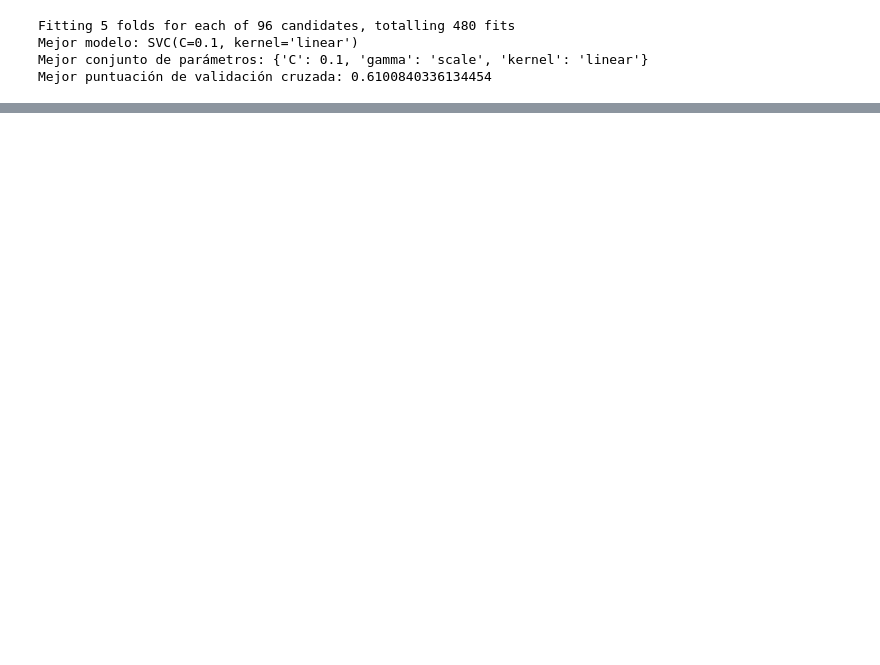
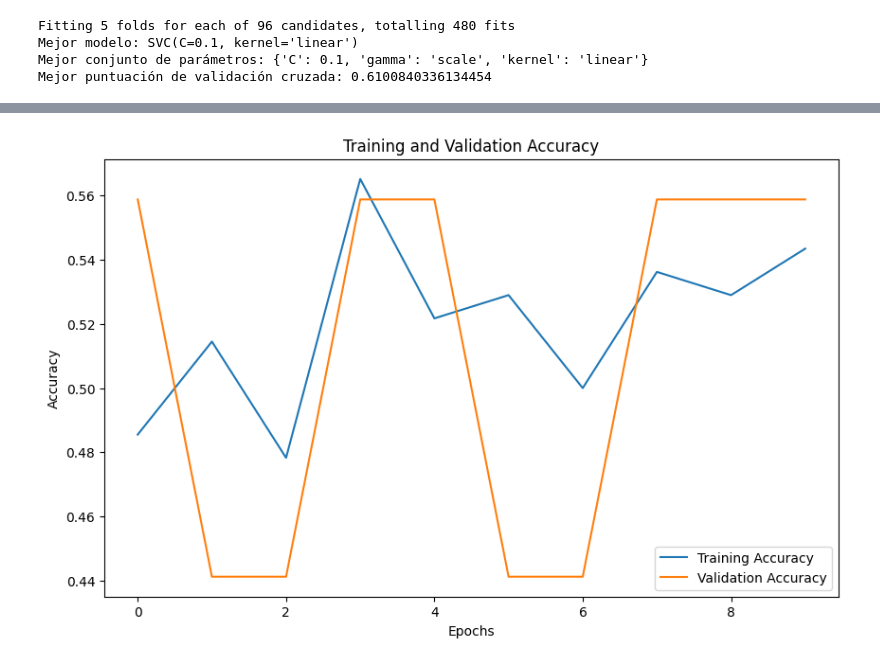
Before and after one commit to Dezarti/nodulos_tiroideos, a Jupyter notebook: 2_procesamiento_datos.ipynb, the cells around one changed output, grey strips where cells are left out. Saved outputs shown, nothing was run; the diff lists cells and outputs as text; code cells hidden in the pictures; blank space fills up the shorter version.

```diff
--- a/2_procesamiento_datos.ipynb
+++ b/2_procesamiento_datos.ipynb
@@ -616,6 +613,12 @@ def setup_image_generators(base_dir, input_size=(224, 224), batch_size=5):
     """
     train_datagen = ImageDataGenerator(
         rescale=1./255,
+        width_shift_range=0.2,
+        height_shift_range=0.2,
+        horizontal_flip=True,
+        vertical_flip=True,
+        zoom_range=0.2,
+        fill_mode='constant',
         rotation_range=40,
         validation_split=0.2  # Reserva el 20% de los datos para validación
     )
@@ -628,29 +631,28 @@ def setup_image_generators(base_dir, input_size=(224, 224), batch_size=5):
     train_generator = train_datagen.flow_from_directory(
         base_dir,
         target_size=input_size,
-        batch_size=batch_size,
-        class_mode='categorical',
+        #batch_size=batch_size,
+        class_mode='binary',
         subset='training'  # Especifica que este generador es para entrenamiento
     )
 
     validation_generator = validation_datagen.flow_from_directory(
         base_dir,
         target_size=input_size,
-        batch_size=batch_size,
-        class_mode='categorical',
+        #batch_size=batch_size,
+        class_mode='binary',
         subset='validation'  # Especifica que este generador es para validación
     )
 
     return train_generator, validation_generator
 
-# Crear el modelo utilizando MobileNetV3 como base
-def create_model(input_shape=(224, 224, 2), num_classes=2):
+def create_model(input_shape=(224, 224, 3), num_classes=2):
     """
     Crea un modelo de red neuronal secuencial utilizando MobileNetV3 como base.
 
     Args:
     input_shape (tuple): Dimensiones de las imágenes de entrada.
-    num_classes (int): Número de clases para la clasificación.
+    num_classes (int): Número de clases para la clasificación. Se espera 2 para binaria.
 
     Returns:
     model: Modelo compilado de TensorFlow.
@@ -664,53 +666,79 @@ def create_model(input_shape=(224, 224, 2), num_classes=2):
         base_model,
         GlobalAveragePooling2D(),
         Dense(256, activation='relu'),
+        Dropout(0.2),
+        Dense(256, activation='relu'),
         Dropout(0.5),
-        Dense(num_classes, activation='softmax')
+        Dense(1, activation='sigmoid')  # Cambio para clasificación binaria
     ])
 
-    model.compile(optimizer=Adam(learning_rate=0.1), loss='categorical_crossentropy', metrics=['accuracy'])
+    model.compile(optimizer=Adam(learning_rate=0.01), loss='binary_crossentropy', metrics=['accuracy'])
     return model
 
 # Ruta al directorio de imágenes
 base_directory = 'db_unal/organized/images/cropped'
-
-# Configuración de generadores
 train_gen, val_gen = setup_image_generators(base_directory)
 
 # Crear y compilar el modelo
 model = create_model()
 
+# Calcular los pesos de clase para manejar datos desbalanceados
+weights = compute_class_weight(
+    class_weight='balanced',  # Especifica 'balanced' para ajustar automáticamente en base a la frecuencia de clases
+    classes=np.unique(train_gen.classes),  # Obtener clases únicas de los datos de entrenamiento
+    y=train_gen.classes)  # Etiquetas de clase reales para cada muestra de entrenamiento
 
-# Train the model
-
-# Calculate class weights using compute_class_weight.
-# This function adjusts the weights inversely proportional to class frequencies.
-# It helps to handle imbalanced data by influencing the model to pay more attention to under-represented classes.
-weights = compute_class_weight(
-    class_weight='balanced',  # Specify 'balanced' to automatically adjust based on class frequency.
-    classes=np.unique(train_gen.classes),  # Get unique classes from the training data.
-    y=train_gen.classes)  # Actual class labels for each training sample.
-
-# Create a dictionary mapping class indices to their respective computed weights.
-# This dictionary is used to pass the computed class weights during model training.
+# Crear un diccionario mapeando índices de clase a sus respectivos pesos calculados
 class_weights = {i: weights[i] for i in range(len(weights))}
 
-# Configure the EarlyStopping callback
+# Configurar el callback EarlyStopping
 early_stopping = EarlyStopping(
-    monitor='val_loss',  # Monitor the validation loss
-    min_delta=0.01,      # Minimum change detected as an improvement
-    patience=8,          # Number of epochs with no improvement after which training will be stopped
-    verbose=1,           # Output progress messages
-    mode='min'           # 'min' because we want to minimize the loss
+    monitor='val_loss',  # Monitorear la pérdida de validación
+    min_delta=0.01,      # Cambio mínimo detectado como una mejora
+    patience=8,          # Número de épocas sin mejora después de las cuales el entrenamiento será detenido
+    verbose=1,           # Mostrar mensajes de progreso
+    mode='min'           # 'min' porque queremos minimizar la pérdida
 )
 
 # Entrenar el modelo
 history = model.fit(
     train_gen,
-    steps_per_epoch=train_gen.samples // train_gen.batch_size,
     validation_data=val_gen,
-    validation_steps=val_gen.samples // val_gen.batch_size,
     epochs=30,
-    class_weight=class_weights, # Weights adjustment for every class
+    class_weight=class_weights, # Ajuste de pesos para cada clase
+    callbacks=[early_stopping]
 )
+
+# Performance Metrics
+
+import matplotlib.pyplot as plt
+
+# Retrieve accuracy results on training and validation data sets for each training epoch.
+acc = history.history['accuracy']  # Training accuracy
+val_acc = history.history['val_accuracy']  # Validation accuracy
+
+# Retrieve loss results on training and validation data sets for each training epoch.
+loss = history.history['loss']  # Training loss
+val_loss = history.history['val_loss']  # Validation loss
+
+# Determine the number of epochs, based on the length of the accuracy list.
+epochs = range(len(acc))
+
+# Plot training and validation accuracy as a function of epochs.
+plt.figure(figsize=(10, 6))  # Set the figure size for better readability
+plt.plot(epochs, acc, label='Training Accuracy')
+plt.plot(epochs, val_acc, label='Validation Accuracy')
+plt.title('Training and Validation Accuracy')  # Set the title of the graph
+plt.xlabel('Epochs')  # Label the x-axis as 'Epochs'
+plt.ylabel('Accuracy')  # Label the y-axis as 'Accuracy'
+plt.legend()  # Add a legend to distinguish training vs. validation
+
+# Plot training and validation loss as a function of epochs.
+plt.figure(figsize=(10, 6))  # Create a new figure for loss visualization
+plt.plot(epochs, loss, label='Training Loss')
+plt.plot(epochs, val_loss, label='Validation Loss')
+plt.title('Training and Validation Loss')  # Set the title of the graph
+plt.xlabel('Epochs')  # Label the x-axis as 'Epochs'
+plt.ylabel('Loss')  # Label the y-axis as 'Loss'
+plt.legend()  # Add a legend to distinguish training vs. validation
 # %% [output]
@@ -719,0 +769 @@ ValueError: The shape of the target variable and the shape of the target value i
+[figure, added]
```
Also changed, not shown: parts of 46 cells of this notebook.
